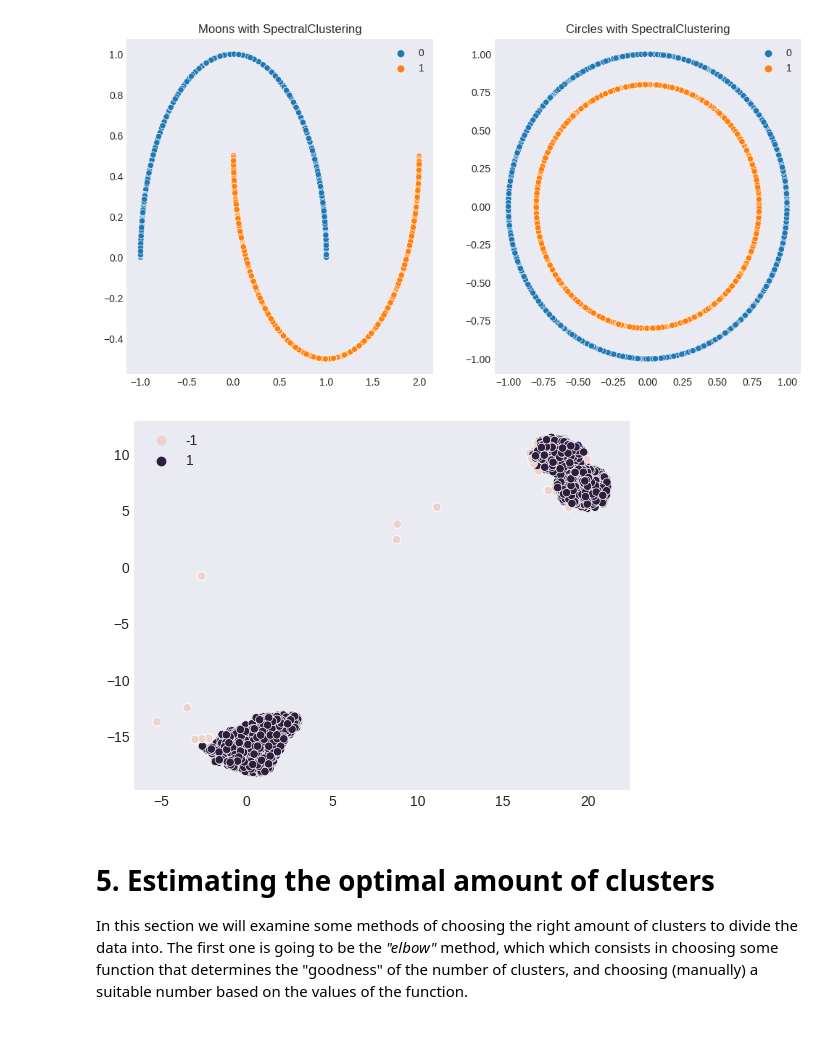
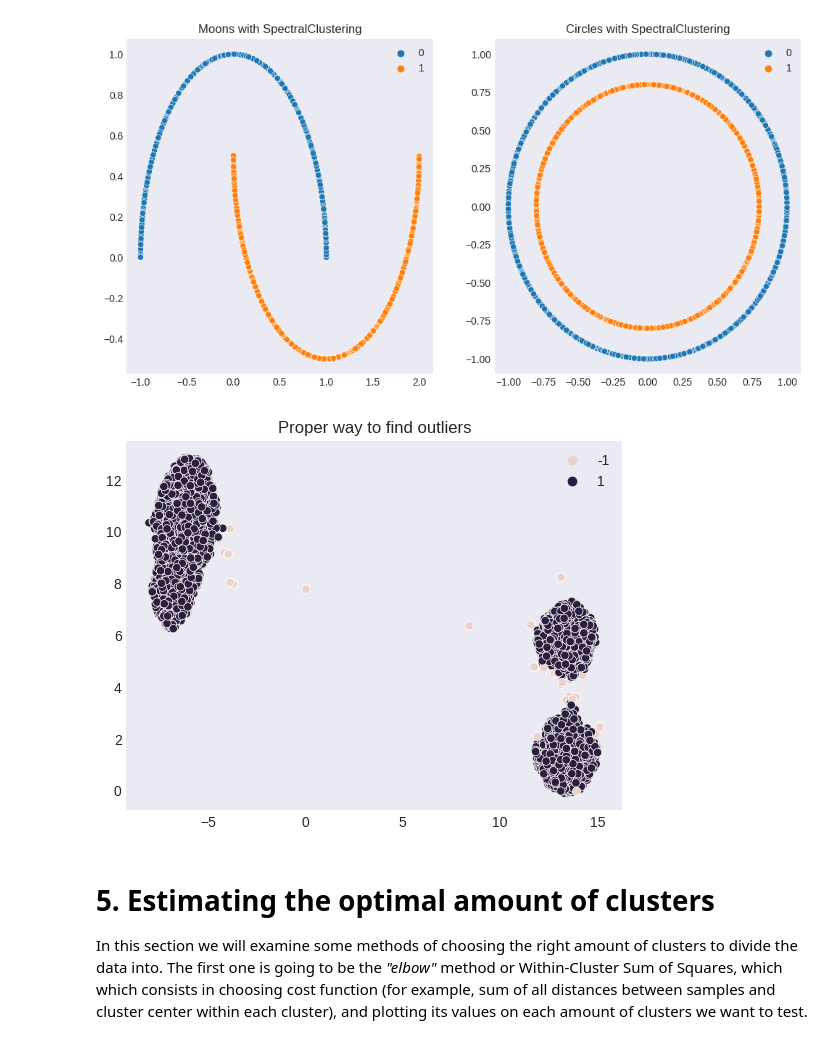
Before and after one commit to VFYAS/KMeans-implementation, a Jupyter notebook: kmeans implementation and report.ipynb, the cells around one changed output. Drawn from its saved outputs; the diff is of its cells as text; code cells hidden in the pictures.

Commit message:
finished 5th para, changed docstring format, redone some plots and staff

```diff
--- a/kmeans implementation and report.ipynb
+++ b/kmeans implementation and report.ipynb
@@ -329,15 +328,16 @@ plt.show()
 # %%
 from sklearn.neighbors import LocalOutlierFactor
 
-X, y = make_classification(n_samples=5000, n_classes=2, n_features=10)
+X, y = make_classification(n_samples=5000, n_classes=2, n_features=10, random_state=7)
 X = umap.UMAP(n_components=2).fit_transform(X, y)
 outlier_det = LocalOutlierFactor()
 labels = outlier_det.fit_predict(X, y)
 sns.scatterplot(x=X[:, 0], y=X[:, 1], hue=labels)
+plt.title("Proper way to find outliers")
 plt.show()
 # %% [output]
-[figure, old version]
+[figure, new version]
 # %% [markdown]
 # 5. Estimating the optimal amount of clusters
-In this section we will examine some methods of choosing the right amount of clusters to divide the data into. The first one is going to be the <i>"elbow"</i> method, which which consists in choosing some function that determines the "goodness" of the number of clusters, and choosing (manually) a suitable number based on the values of the function.
+In this section we will examine some methods of choosing the right amount of clusters to divide the data into. The first one is going to be the <i>"elbow"</i> method or Within-Cluster Sum of Squares, which which consists in choosing cost function (for example, sum of all distances between samples and cluster center within each cluster), and plotting its values on each amount of clusters we want to test.
 # %%
```
Also changed, not shown: parts of 18 cells of this notebook.
